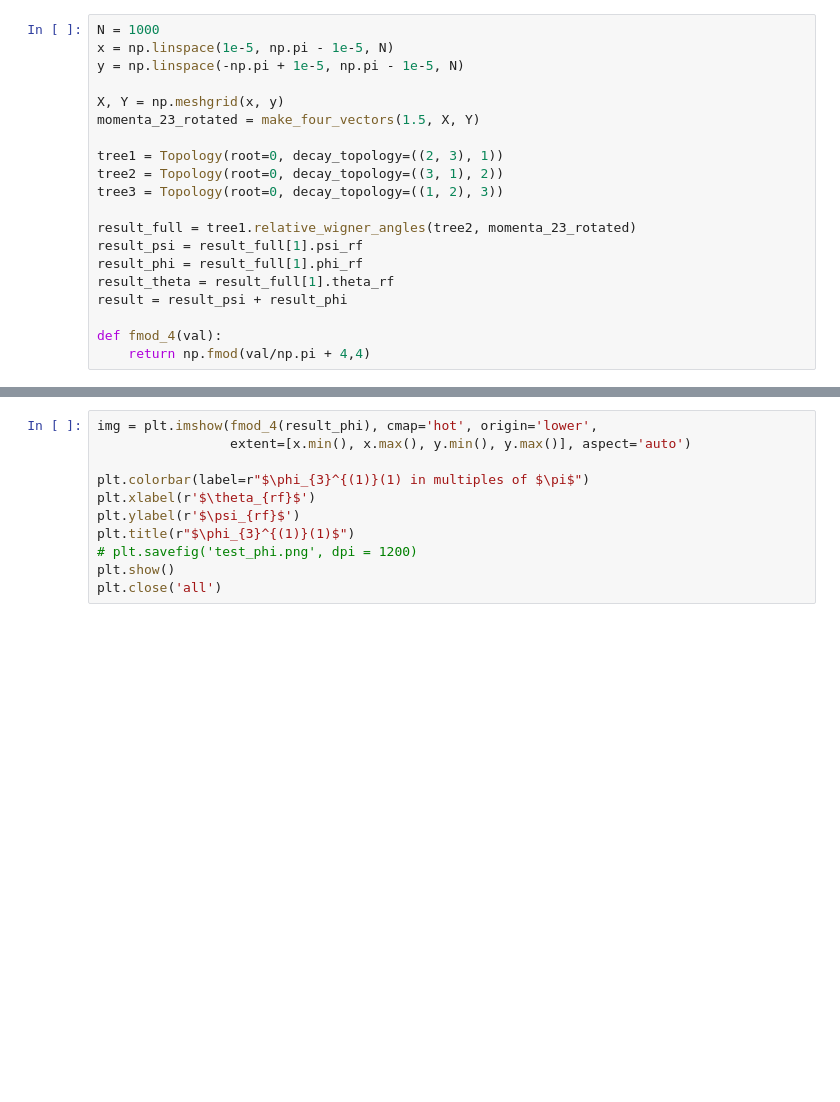
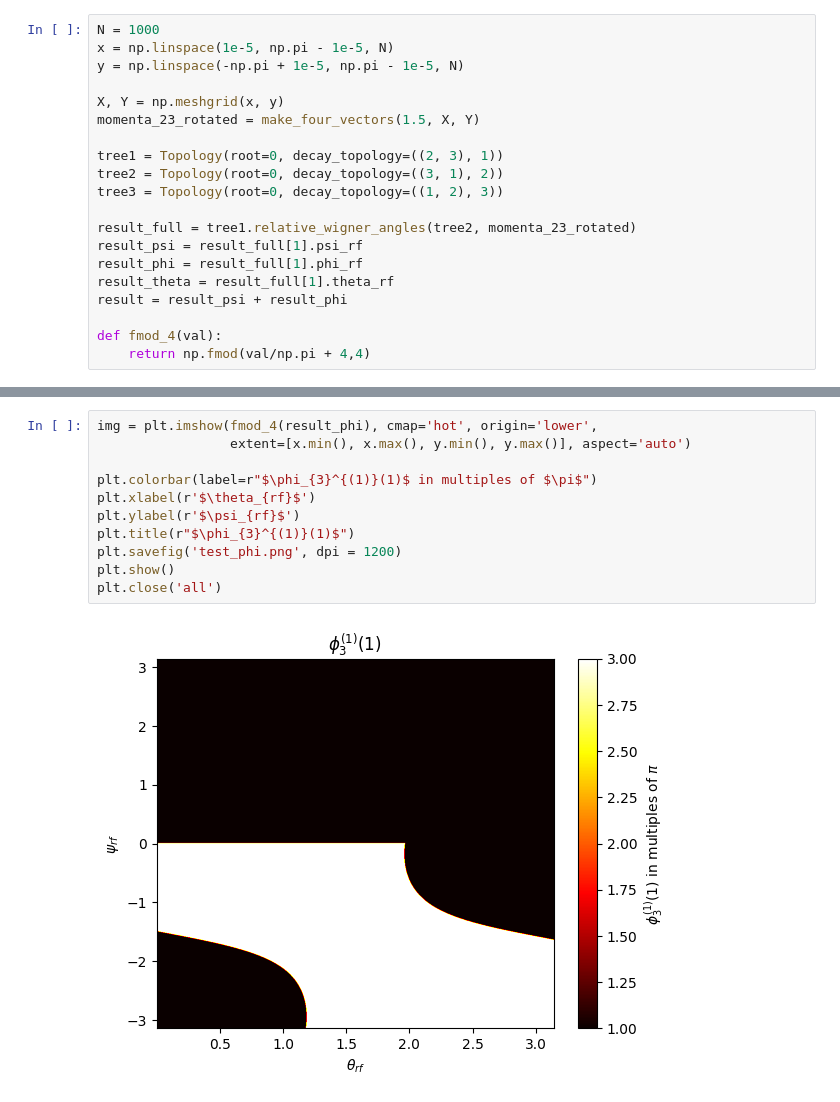
Before and after one commit to KaiHabermann/decayangle, a Jupyter notebook: notebooks/fun_with_angles.ipynb, the cells around one changed output, grey strips where cells are left out. Cells and saved outputs as stored; diff of their text form; blank space fills up the shorter version.

```diff
--- a/notebooks/fun_with_angles.ipynb
+++ b/notebooks/fun_with_angles.ipynb
@@ -98,14 +120,16 @@ plt.close('all')
 # %%
 img = plt.imshow(fmod_4(result_phi), cmap='hot', origin='lower',
                  extent=[x.min(), x.max(), y.min(), y.max()], aspect='auto')
 
-plt.colorbar(label=r"$\phi_{3}^{(1)}(1) in multiples of $\pi$")
+plt.colorbar(label=r"$\phi_{3}^{(1)}(1)$ in multiples of $\pi$")
 plt.xlabel(r'$\theta_{rf}$')
 plt.ylabel(r'$\psi_{rf}$')
 plt.title(r"$\phi_{3}^{(1)}(1)$")
-# plt.savefig('test_phi.png', dpi = 1200)
+plt.savefig('test_phi.png', dpi = 1200)
 plt.show()
 plt.close('all')
+# %% [output]
+[figure, added]
 # %%
 img = plt.imshow(fmod_4(result_psi), cmap='hot', origin='lower',
                  extent=[x.min(), x.max(), y.min(), y.max()], aspect='auto')
```
Also changed, not shown: parts of 3 cells of this notebook, 2 other files.
